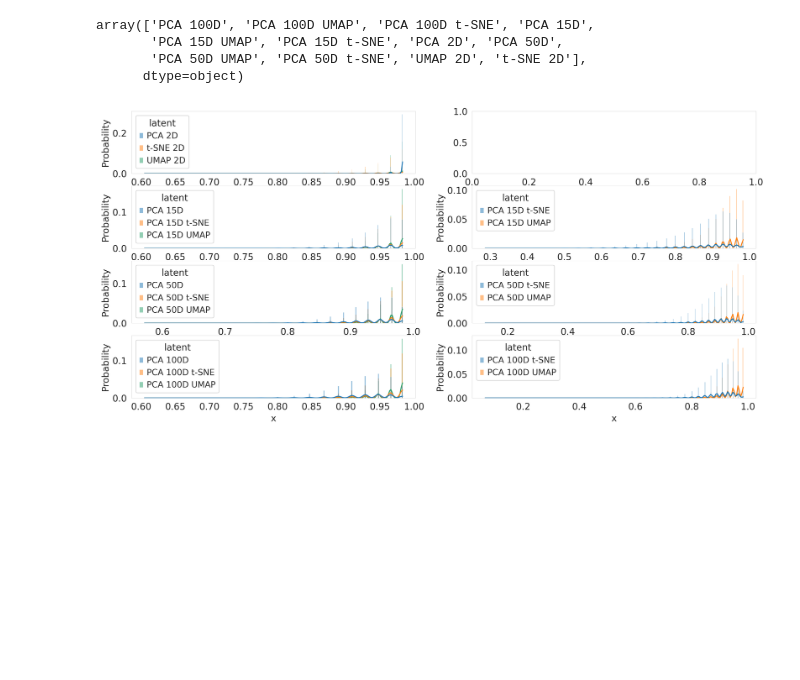
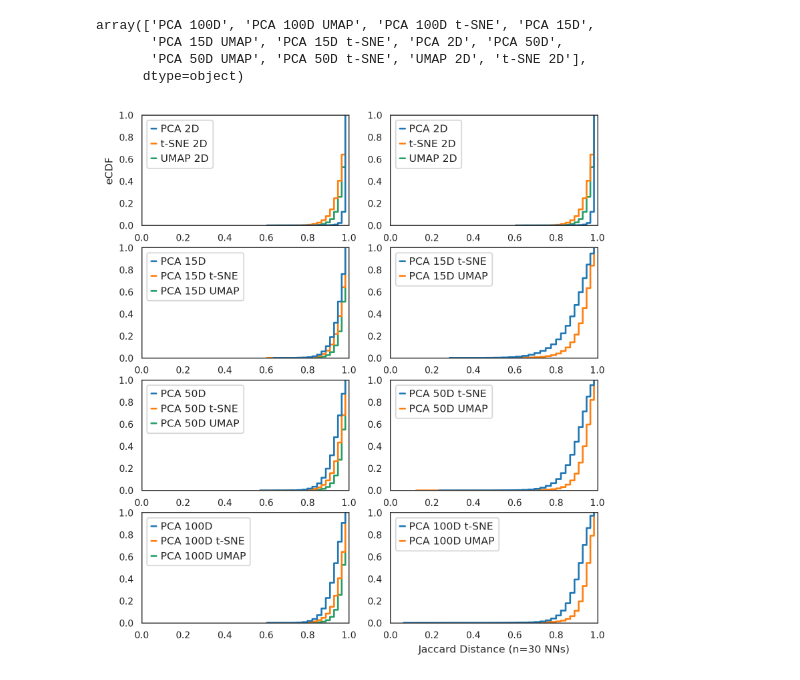
Before and after one commit to pachterlab/CBP_2021, a Jupyter notebook: notebooks/combinedFigurePlots.ipynb, the cells around one changed output. Drawn from its saved outputs; the diff is of its cells as text; code cells hidden in the pictures; blank space fills up the shorter version.

```diff
--- a/notebooks/combinedFigurePlots.ipynb
+++ b/notebooks/combinedFigurePlots.ipynb
@@ -853,28 +919,39 @@ def plotHists(ax,allVals, x ,hue, xlab='',ylab='',title='', axisFontSize = 11, t
 # %%
 #utero plots
 
-fig, ax = plt.subplots(nrows=4, ncols=2,figsize=(17,8))
-rows = ['2D','15D','50D','100D']
-#colNames = ['Variance (log)','Max/Min Ratio','Max/Min Ratio KNNs']
-#cols = ['LogVars','Ratio','RatioKNN']
+def plotAmb(amb,ambPCA):
+  fig, ax = plt.subplots(nrows=4, ncols=2,figsize=(7,8))
+  rows = ['2D','15D','50D','100D']
+  #colNames = ['Variance (log)','Max/Min Ratio','Max/Min Ratio KNNs']
+  #cols = ['LogVars','Ratio','RatioKNN']
 
 
-for i in range(len(rows)):
-  rowInds = [rows[i] in x for x in tenxAmb['latent']]
-  sub = tenxAmb[rowInds]
+  for i in range(len(rows)):
+    rowInds = [rows[i] in x for x in amb['latent']]
+    sub = amb[rowInds]
 
-  rowInds = [rows[i] in x for x in tenxPCAAmb['latent']]
-  subPCA = tenxPCAAmb[rowInds]
+    rowInds = [rows[i] in x for x in ambPCA['latent']]
+    subPCA = ambPCA[rowInds]
 
 
+    if i == 0:
+      ylab = 'eCDF'
+    else:
+      ylab= ''
 
-  plotHists(ax[i,0],sub,'x' ,'latent',axisFontSize = 9,tickFontSize = 8)
-  plotHists(ax[i,1],subPCA,'x' ,'latent',axisFontSize = 9,tickFontSize = 8)
+    if i == 3:
+      xlab = 'Jaccard Distance (n=30 NNs)'
+    else:
+      xlab = ''
+
+    plotHists(ax[i,0],sub,'x' ,'latent',ylab=ylab,axisFontSize = 9,tickFontSize = 8)
+    if i != 0:
+      plotHists(ax[i,1],subPCA,'x' ,'latent',xlab=xlab,axisFontSize = 9,tickFontSize = 8)
+    else:
+      plotHists(ax[i,1],sub,'x' ,'latent',axisFontSize = 9,tickFontSize = 8)
 
 
 
 
-#plt.xticks(fontsize=5)
-plt.show()
+  #plt.xticks(fontsize=5)
+  plt.show()
-# %% [output]
-[figure, removed]
@@ -880,0 +969,5 @@ plt.show()
+# %%
+#tenx data
+plotAmb(tenxAmb,tenxPCAAmb)
+# %% [output]
+[figure, added]
```
Also changed, not shown: parts of 19 cells of this notebook.
